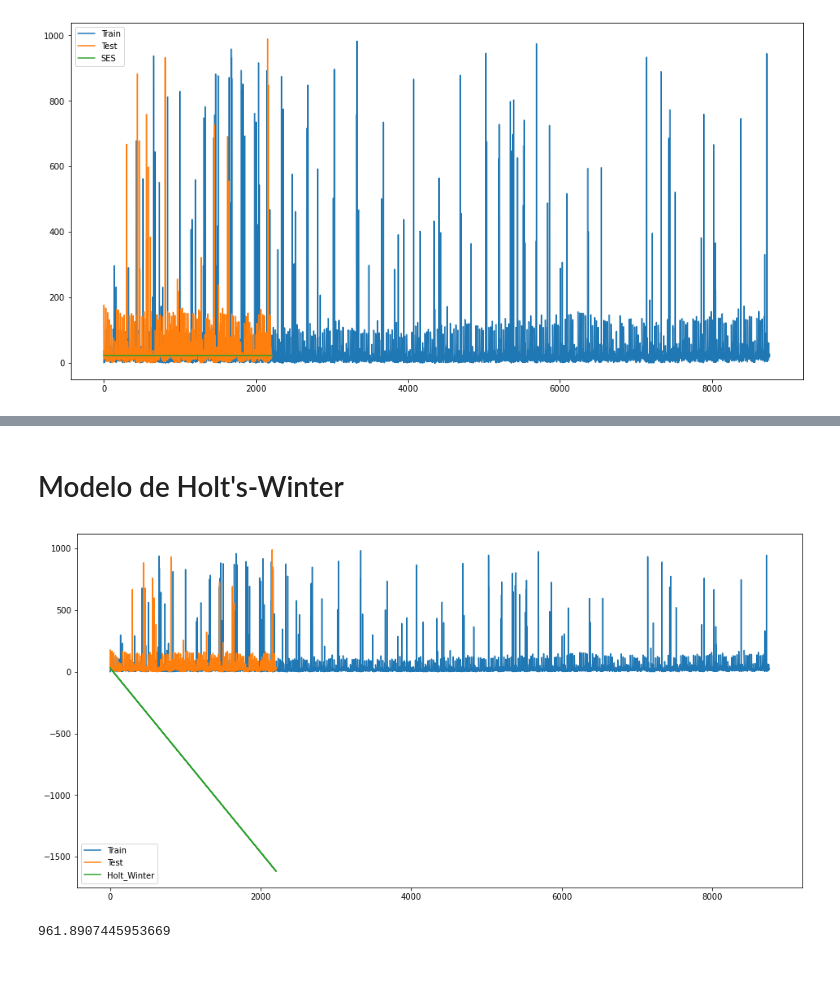
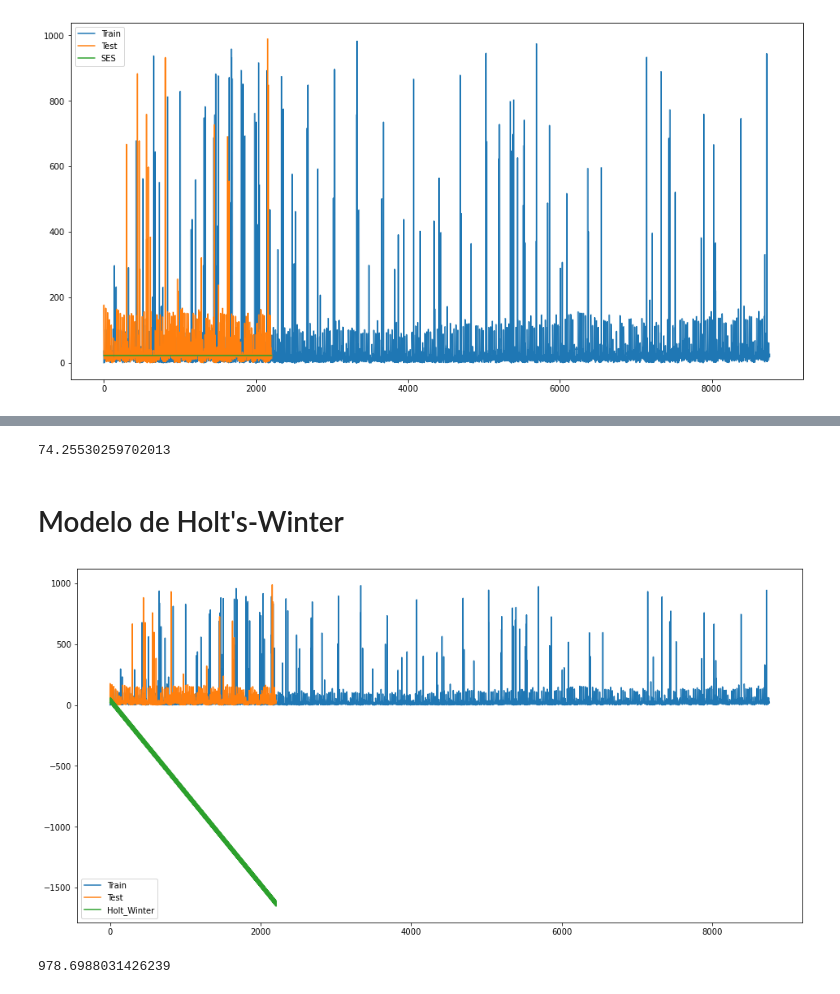
Before and after one commit to marcosvilela/modelagem-analitica-20.3, a Jupyter notebook: source/Fernando/Fernando-Parte2.ipynb, the cells around one changed output, grey strips where cells are left out. Drawn from its saved outputs; the diff is of its cells as text; code cells hidden in the pictures.

```diff
--- a/source/Fernando/Fernando-Parte2.ipynb
+++ b/source/Fernando/Fernando-Parte2.ipynb
@@ -276,19 +277,24 @@ print(rms)
+# %%
+rms = sqrt(mean_squared_error(hourly_mean_test['Valor'], y_hat_avg['SES']))
+print(rms)
+# %% [output]
+74.25530259702013
 # %% [markdown]
 # Modelo de Holt's-Winter
 # %%
-y_hat_avg = df_test.copy()
-fit1 = ExponentialSmoothing(np.asarray(df_train['Valor']) ,seasonal_periods=7 ,trend='add', seasonal='add',).fit()
-y_hat_avg['Holt_Winter'] = fit1.forecast(len(df_test))
+y_hat_avg = hourly_mean_test.copy()
+fit1 = ExponentialSmoothing(np.asarray(hourly_mean['Valor']) ,seasonal_periods=7 ,trend='add', seasonal='add',).fit()
+y_hat_avg['Holt_Winter'] = fit1.forecast(len(hourly_mean_test))
 plt.figure(figsize=(16,8))
-plt.plot( df_train['Valor'], label='Train')
-plt.plot(df_test['Valor'], label='Test')
+plt.plot( hourly_mean['Valor'], label='Train')
+plt.plot(hourly_mean_test['Valor'], label='Test')
 plt.plot(y_hat_avg['Holt_Winter'], label='Holt_Winter')
 plt.legend(loc='best')
 plt.show()
 # %% [output]
-[figure, old version]
+[figure, new version]
 # %%
-rms = sqrt(mean_squared_error(df_test['Valor'], y_hat_avg.Holt_Winter))
+rms = sqrt(mean_squared_error(hourly_mean_test['Valor'], y_hat_avg.Holt_Winter))
 print(rms)
 # %% [output]
-961.8907445953669
+978.6988031426239
```
Also changed, not shown: parts of 9 cells of this notebook.
